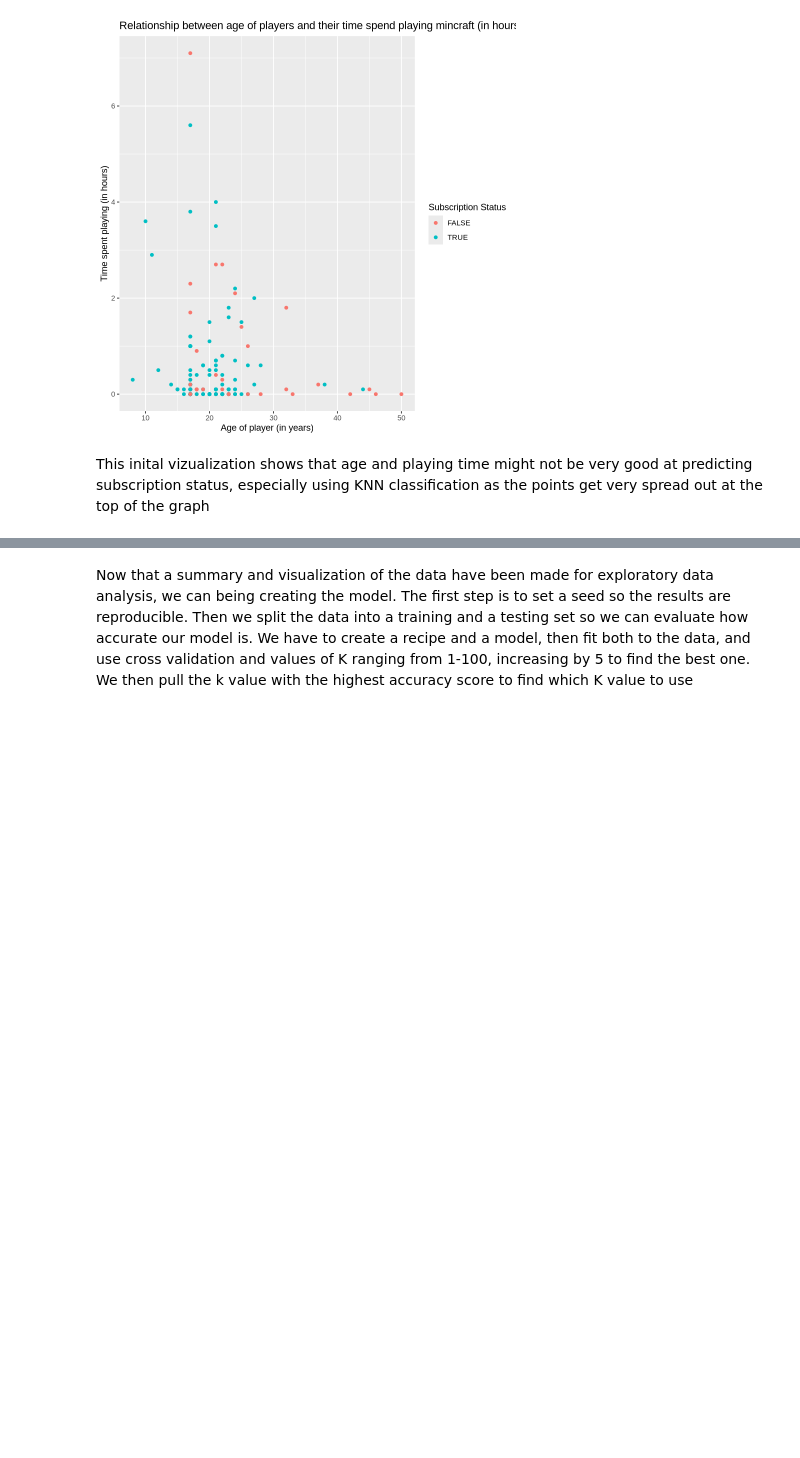
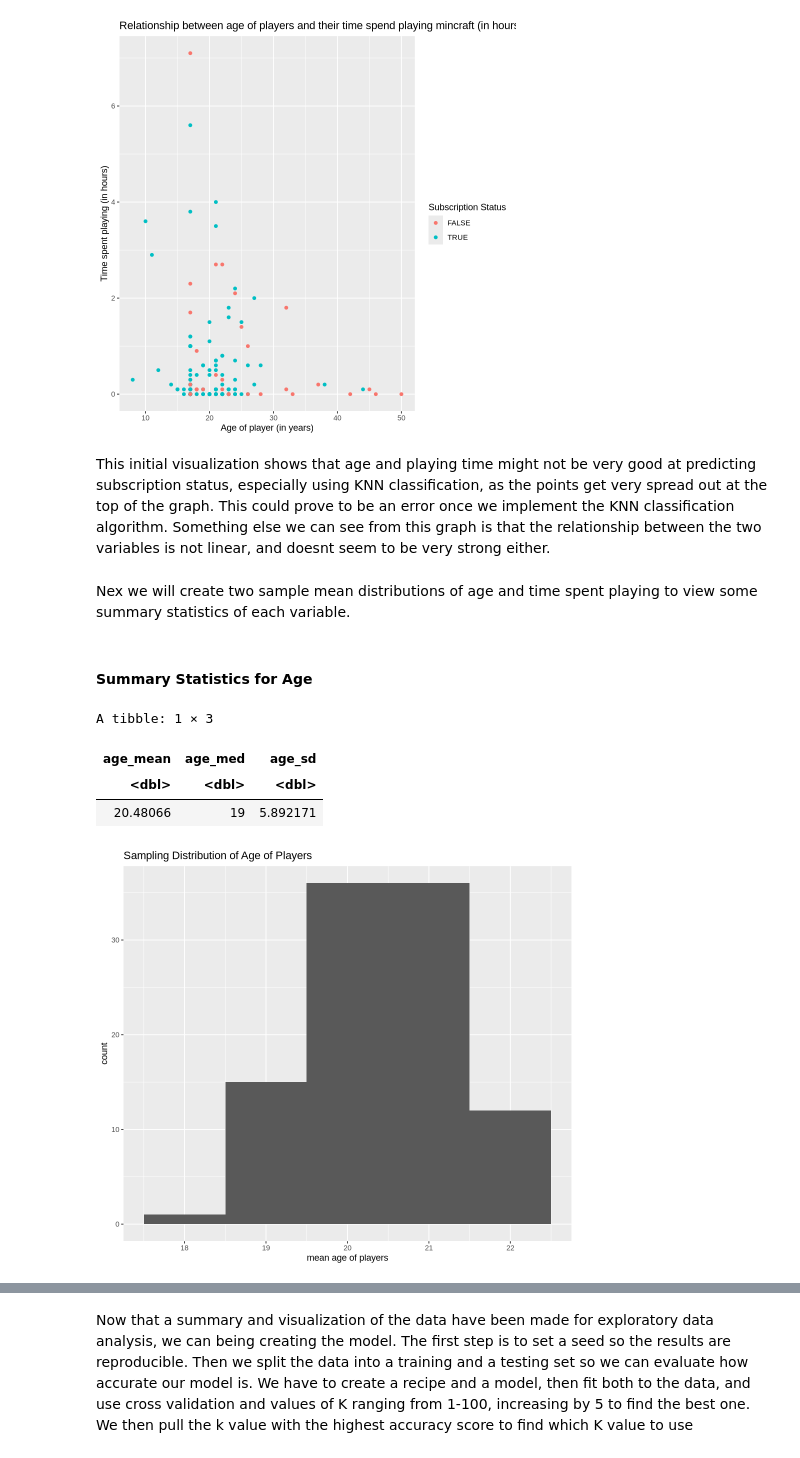
Before and after one commit to francescacarenini/dsci-100-project-francescacarenini, a Jupyter notebook: FracescaCarenini_Project.ipynb, the cells around one changed output, grey strips where cells are left out. Cells and saved outputs as stored; diff of their text form; code cells hidden in the pictures; blank space fills up the shorter version.

```diff
--- a/FracescaCarenini_Project.ipynb
+++ b/FracescaCarenini_Project.ipynb
@@ -130,4 +130,4 @@ Warning message:
 (`geom_point()`).”
 [figure]
 # %% [markdown]
-This inital vizualization shows that age and playing time might not be very good at predicting subscription status, especially using KNN classification as the points get very spread out at the top of the graph
+This initial visualization shows that age and playing time might not be very good at predicting subscription status, especially using KNN classification, as the points get very spread out at the top of the graph. This could prove to be an error once we implement the KNN classification algorithm. Something else we can see from this graph is that the relationship between the two variables is not linear, and doesnt seem to be very strong either.
@@ -135,0 +134,34 @@ Nex we will create two sample mean distributions of
+# %% [markdown]
+Nex we will create two sample mean distributions of age and time spent playing to view some summary statistics of each variable.
+# %% [markdown]
+#### Summary Statistics for Age
+# %%
+age_parameters <- players_data |>
+    select(Age) |>
+    filter(!is.na(Age)) |>
+  summarize(age_mean = mean(Age), age_med = median(Age),age_sd = sd(Age))
+age_parameters
+
+set.seed(2022)
+sample_age <- players_data |>
+    select(Age) |>
+    filter(!is.na(Age)) |>
+    rep_sample_n(size = 40, reps = 100)
+
+sample_estimates <- sample_age |>
+    group_by(replicate) |>
+    summarize( mean_age = mean(Age))
+
+options(repr.plot.width = 8, repr.plot.height = 7)
+sampling_distribution <- sample_estimates |>
+    ggplot(aes(x = mean_age)) +
+    geom_histogram(binwidth = 1) +
+    xlab("mean age of players") +
+    ggtitle("Sampling Distribution of Age of Players")
+sampling_distribution
+# %% [output]
+A tibble: 1 × 3
+| age_mean | age_med | age_sd |
+| <dbl> | <dbl> | <dbl> |
+| 20.48066 | 19 | 5.892171 |
+[figure, added]
```
Also changed, not shown: parts of 13 cells of this notebook.
